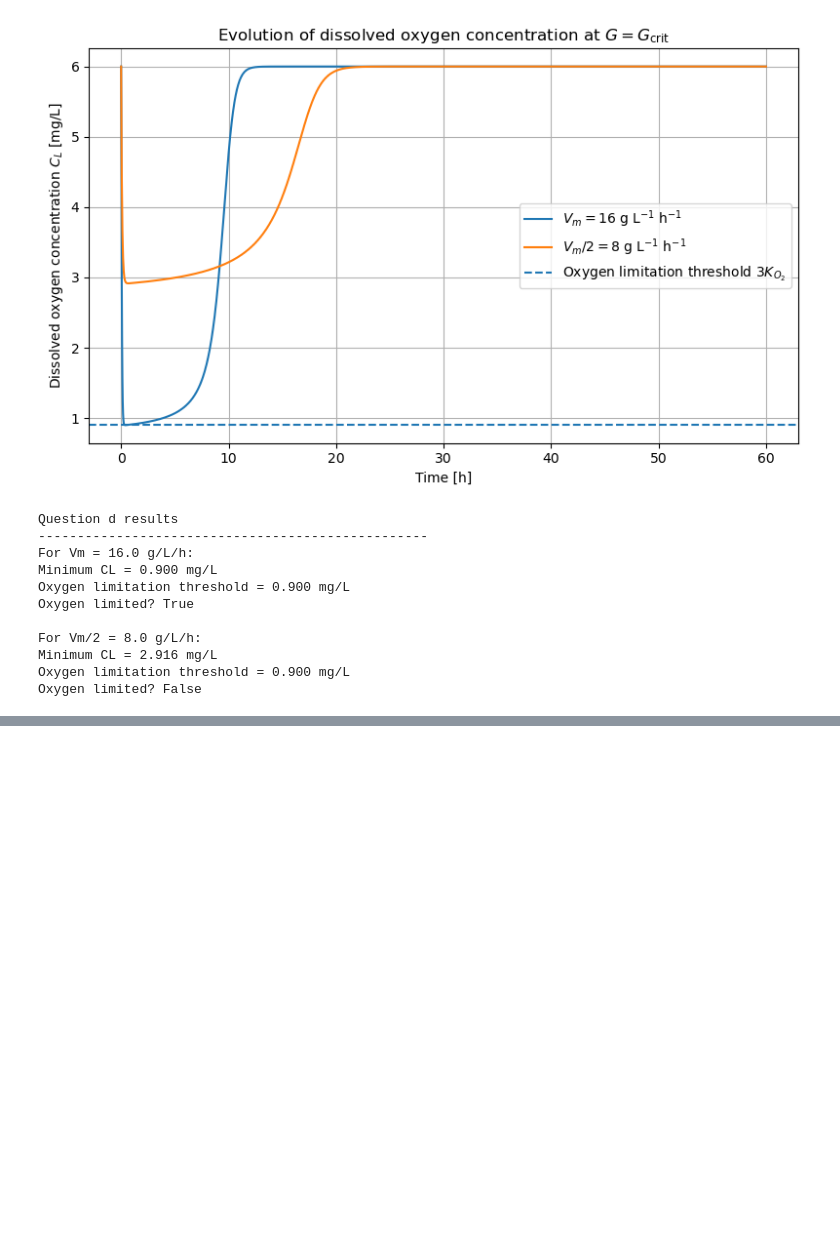
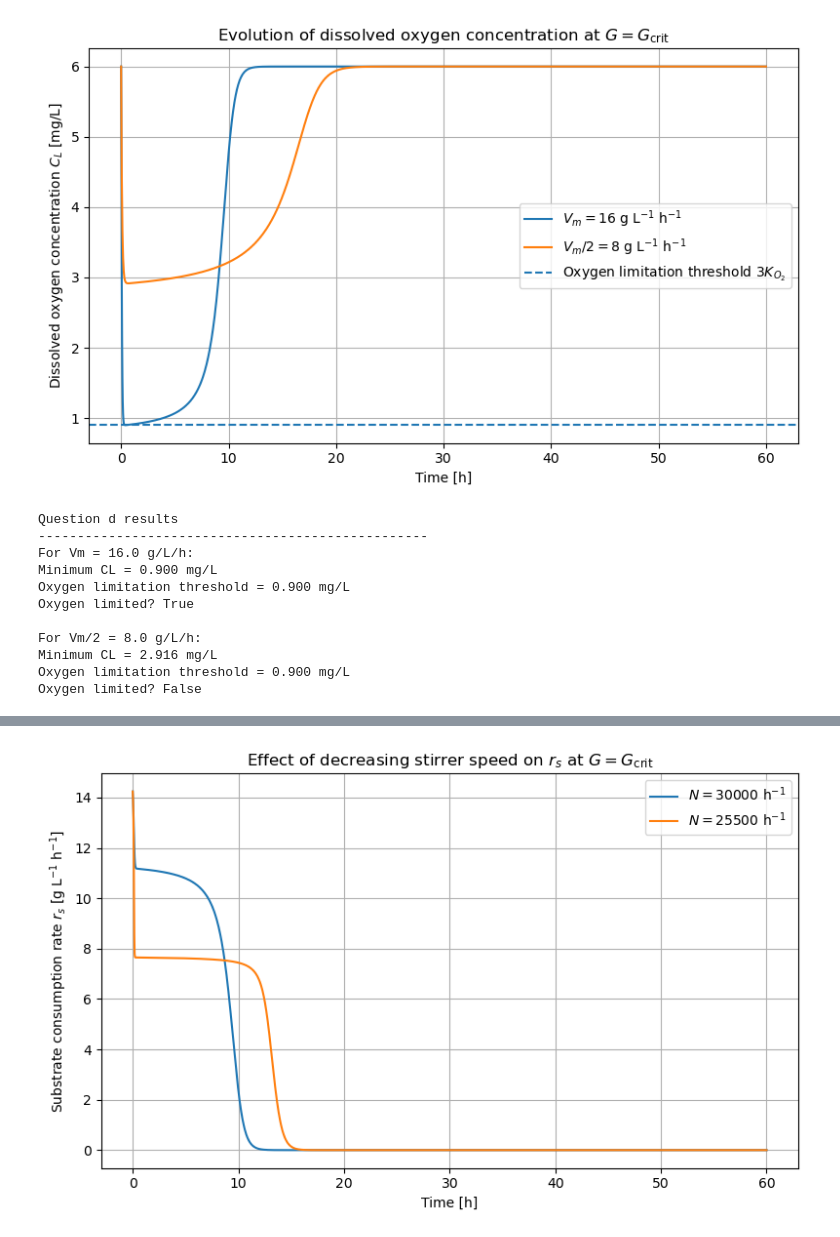
Before and after one commit to vicollari/bioreactor_simulation, a Jupyter notebook: project5/exo1.ipynb, the cells around one changed output, grey strips where cells are left out. Saved outputs shown, nothing was run; the diff lists cells and outputs as text; code cells hidden in the pictures; blank space fills up the shorter version.

```diff
--- a/project5/exo1.ipynb
+++ b/project5/exo1.ipynb
@@ -387,0 +510,18 @@ Oxygen limited? False
+# %%
+plt.figure(figsize=(8, 5))
+
+plt.plot(t_N1, rs_N1, label=r"$N = 30000$ h$^{-1}$")
+plt.plot(t_N2, rs_N2, label=r"$N = 25500$ h$^{-1}$")
+
+plt.xlabel("Time [h]")
+plt.ylabel(r"Substrate consumption rate $r_s$ [g L$^{-1}$ h$^{-1}$]")
+plt.title(r"Effect of decreasing stirrer speed on $r_s$ at $G = G_{\mathrm{crit}}$")
+plt.legend()
+plt.grid(True)
+plt.tight_layout()
+
+plt.savefig("ex1e_rs_vs_time_N_reduction.png", dpi=300, bbox_inches="tight")
+
+plt.show()
+# %% [output]
+[figure, added]
```
Also changed, not shown: parts of 6 cells of this notebook, 3 other files.
